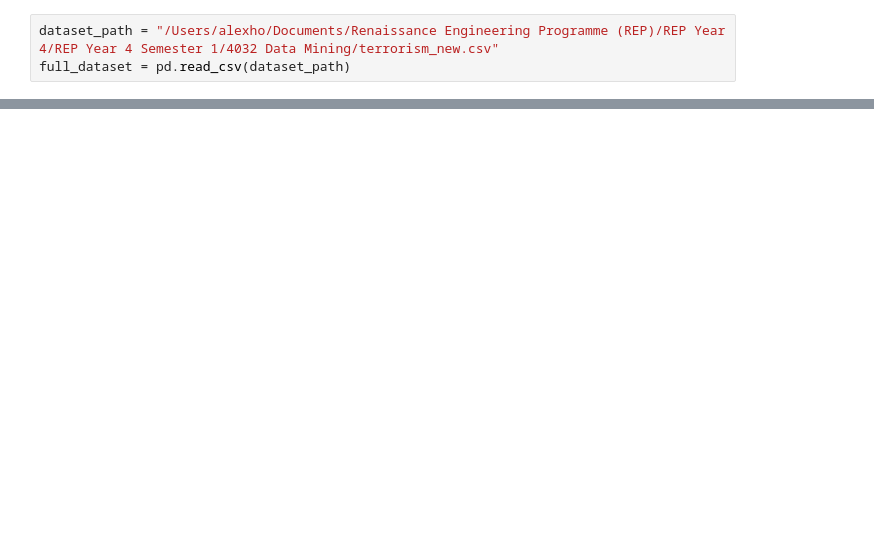
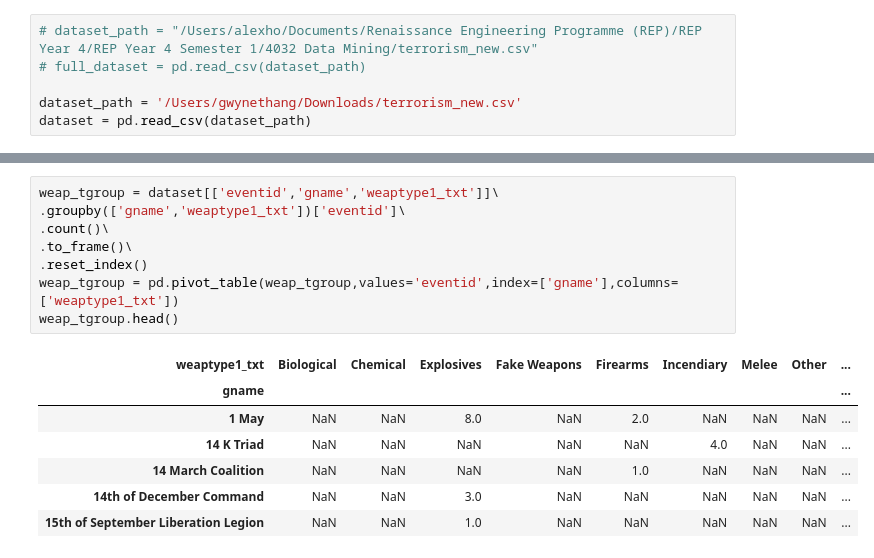
Before and after one commit to alex-hjk/CE4032-DataAnalyticsAndMining-2020, a Jupyter notebook: Alex/Alex_DataExploration_v1.ipynb, the cells around one changed output, grey strips where cells are left out. Drawn from its saved outputs; the diff is of its cells as text; blank space fills up the shorter version.

```diff
--- a/Alex/Alex_DataExploration_v1.ipynb
+++ b/Alex/Alex_DataExploration_v1.ipynb
@@ -4,3 +8,6 @@ import pandas as pd
 # %%
-dataset_path = "/Users/alexho/Documents/Renaissance Engineering Programme (REP)/REP Year 4/REP Year 4 Semester 1/4032 Data Mining/terrorism_new.csv"
-full_dataset = pd.read_csv(dataset_path)
+# dataset_path = "/Users/alexho/Documents/Renaissance Engineering Programme (REP)/REP Year 4/REP Year 4 Semester 1/4032 Data Mining/terrorism_new.csv"
+# full_dataset = pd.read_csv(dataset_path)
+
+dataset_path = '/Users/gwynethang/Downloads/terrorism_new.csv'
+dataset = pd.read_csv(dataset_path)
@@ -31,0 +95,16 @@ Length: 135, dtype: int64
+# %%
+weap_tgroup = dataset[['eventid','gname','weaptype1_txt']]\
+.groupby(['gname','weaptype1_txt'])['eventid']\
+.count()\
+.to_frame()\
+.reset_index()
+weap_tgroup = pd.pivot_table(weap_tgroup,values='eventid',index=['gname'],columns=['weaptype1_txt'])
+weap_tgroup.head()
+# %% [output]
+| weaptype1_txt | Biological | Chemical | Explosives | Fake Weapons | Firearms | Incendiary | Melee | Other | ... |
+| gname |  |  |  |  |  |  |  |  | ... |
+| 1 May | NaN | NaN | 8.0 | NaN | 2.0 | NaN | NaN | NaN | ... |
+| 14 K Triad | NaN | NaN | NaN | NaN | NaN | 4.0 | NaN | NaN | ... |
+| 14 March Coalition | NaN | NaN | NaN | NaN | 1.0 | NaN | NaN | NaN | ... |
+| 14th of December Command | NaN | NaN | 3.0 | NaN | NaN | NaN | NaN | NaN | ... |
+| 15th of September Liberation Legion | NaN | NaN | 1.0 | NaN | NaN | NaN | NaN | NaN | ... |
```
Also changed, not shown: parts of 14 cells of this notebook, 1 other file.
